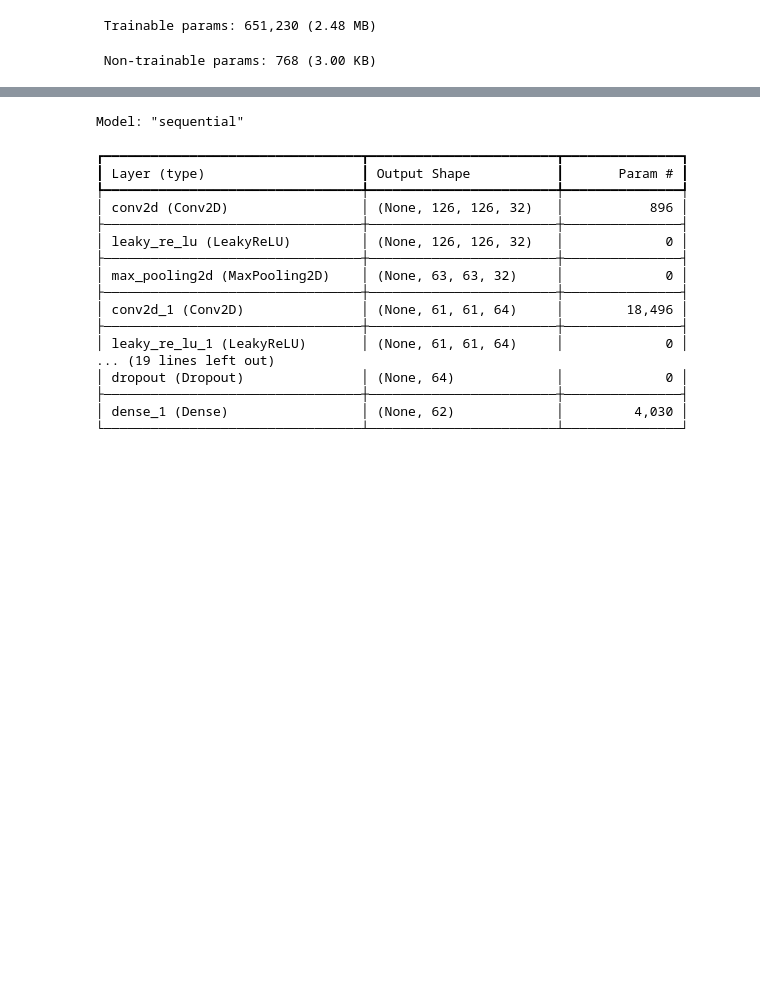
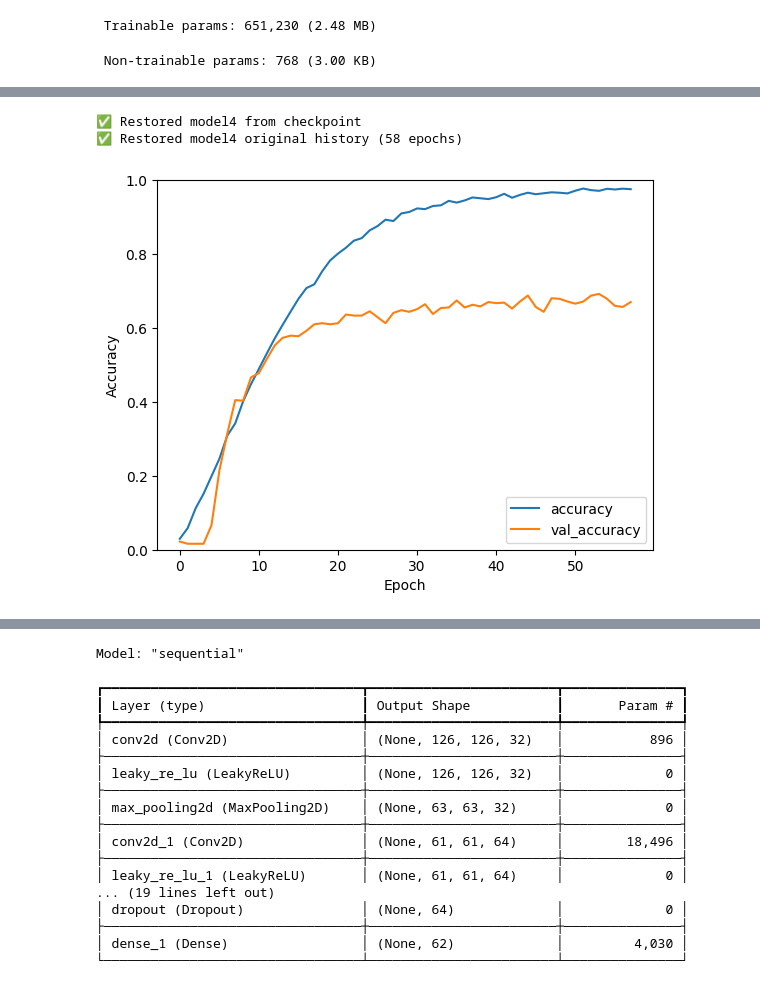
Before and after one commit to sachinadk2011/handwritten-alphanumeric-recognition, a Jupyter notebook: handwritten_recognition.ipynb, the cells around one changed output, grey strips where cells are left out. Cells and saved outputs as stored; diff of their text form; code cells hidden in the pictures; blank space fills up the shorter version.

Commit message:
load model4

```diff
--- a/handwritten_recognition.ipynb
+++ b/handwritten_recognition.ipynb
@@ -654,3 +654,11 @@ Epoch 6/100
 Epoch 58/100
 86/86 ━━━━━━━━━━━━━━━━━━━━ 23s 271ms/step - accuracy: 0.9754 - loss: 0.1089 - val_accuracy: 0.6701 - val_loss: 1.2427
 Saved: model4_history_original.pkl
+# %%
+model4 = restore_model("model4")
+history4 = restore_history('model4', 'original')
+accuracy_vs_epochs(history4)
+# %% [output]
+✅ Restored model4 from checkpoint
+✅ Restored model4 original history (58 epochs)
+[figure, added]
```
Also changed, not shown: parts of 1 cell of this notebook.
